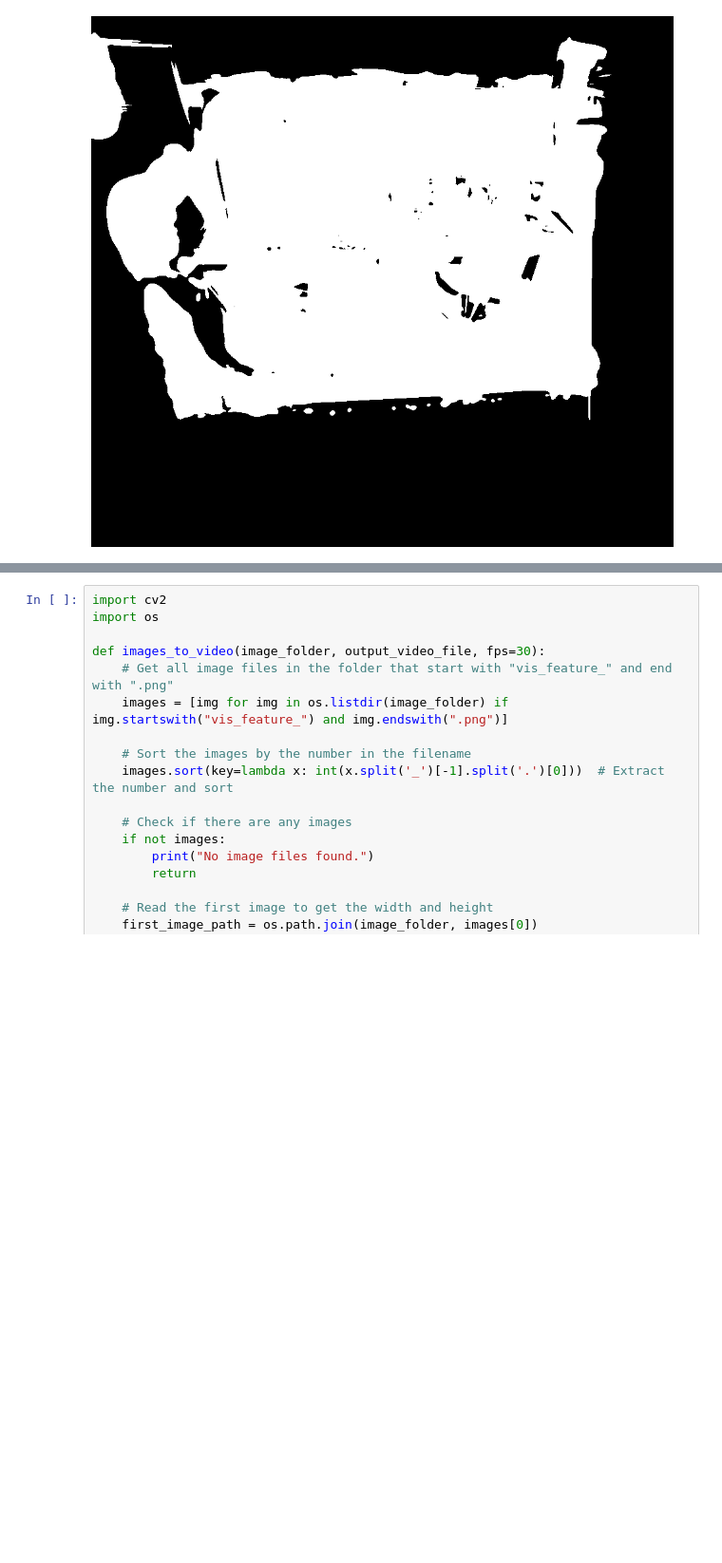
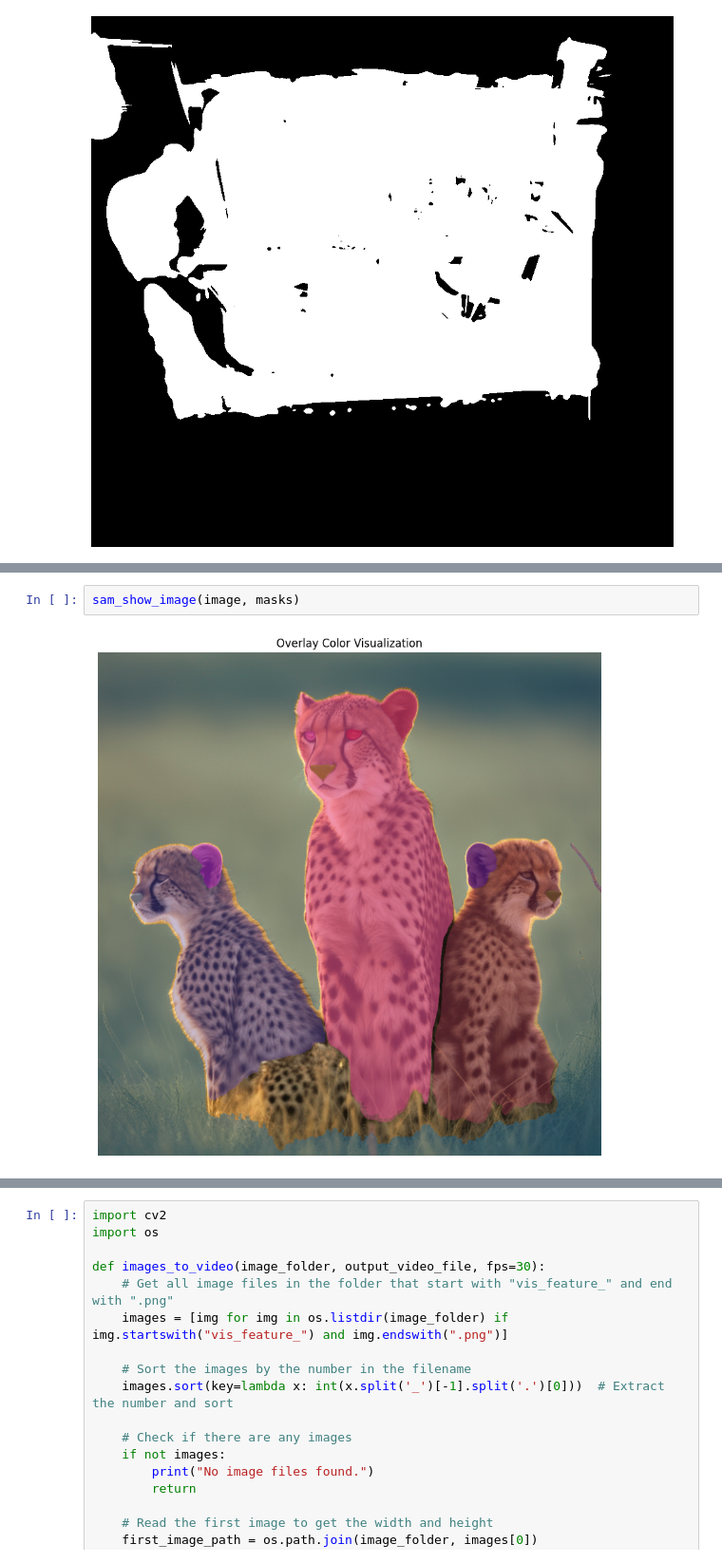
Before and after one commit to Beat-in-our-hearts/MonoGS_Semantic, a Jupyter notebook: vis_feature.ipynb, the cells around one changed output, grey strips where cells are left out. Shown at 95% size. Saved outputs shown, nothing was run; the diff lists cells and outputs as text; blank space fills up the shorter version.

```diff
--- a/vis_feature.ipynb
+++ b/vis_feature.ipynb
@@ -402,0 +499,4 @@ mask.show()
+# %%
+sam_show_image(image, masks)
+# %% [output]
+[figure, added]
```
Also changed, not shown: parts of 16 cells of this notebook, 27 other files.
